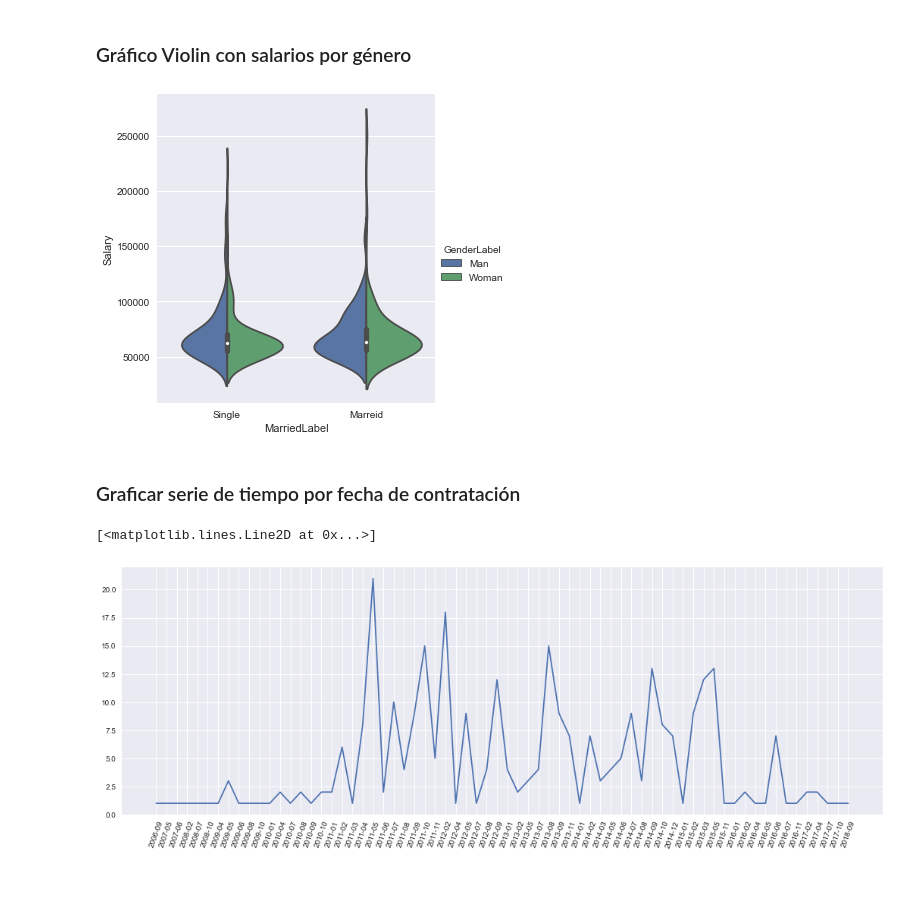
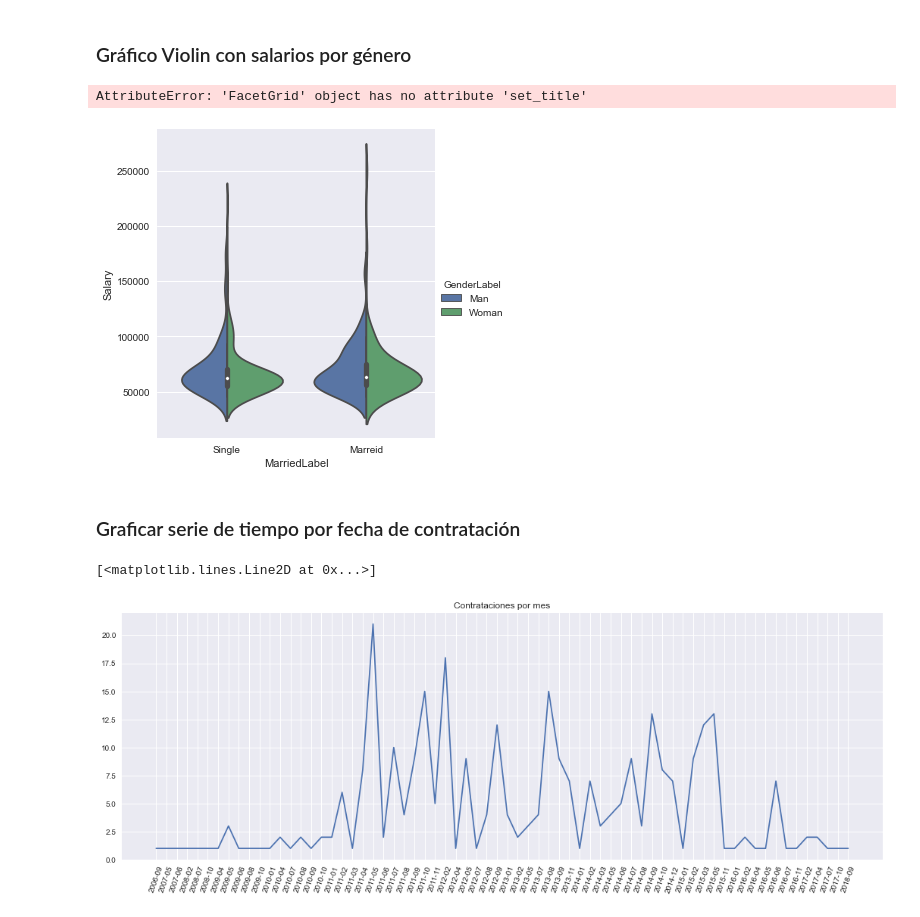
Before and after one commit to AgustinOlivaDS/DataScience, a Jupyter notebook: Entregas/Visualizacion_Oliva_Agustin.ipynb, the cells around one changed output. Cells and saved outputs as stored; diff of their text form; code cells hidden in the pictures; blank space fills up the shorter version.

```diff
--- a/Entregas/Visualizacion_Oliva_Agustin.ipynb
+++ b/Entregas/Visualizacion_Oliva_Agustin.ipynb
@@ -62,7 +62,7 @@ def labelGender(row):
         return "Man"
     else:
         return "Woman"
-archivo['GenderLabel'] = archivo.apply(lambda row: labelGender(row), axis=1)
+
 def labelMarried(row):
     '''Retorna Marreid para cuando MarreidID es 1 y Single para el resto'''
     if row['MarriedID'] == 1:
@@ -77,20 +77,22 @@ archivo['MarriedLabel'] = archivo.apply(lambda row: labelMarried(row), axis=1)
 # Para este tipo de gráfico uso Seaborn
 ax = sns.catplot(data=archivo, kind='violin', y="Salary", x="MarriedLabel", hue="GenderLabel", split=True)
 # %% [output]
+AttributeError: 'FacetGrid' object has no attribute 'set_title'
 [figure]
 # %% [markdown]
 ### Graficar serie de tiempo por fecha de contratación
 # %%
 
 archivo['Fecha'] = pd.to_datetime(archivo['DateofHire'].values, dayfirst=True)
 archivo['Fecha'] = archivo['Fecha'].dt.to_period('M')
 DFDateofHire = archivo.groupby(archivo['Fecha']).agg('count')
 
 y = DFDateofHire['EmpID']
 x = DFDateofHire.index.astype('str')
 fig, ax = plt.subplots(figsize=(18, 6))
 plt.xticks(rotation=70)
-ax.plot(x, y, label='Contrataciones por mes')
+ax.set_title('Contrataciones por mes')
+ax.plot(x, y)
 # %% [output]
 [<matplotlib.lines.Line2D at 0x...>]
-[figure, old version]
+[figure, new version]
```
